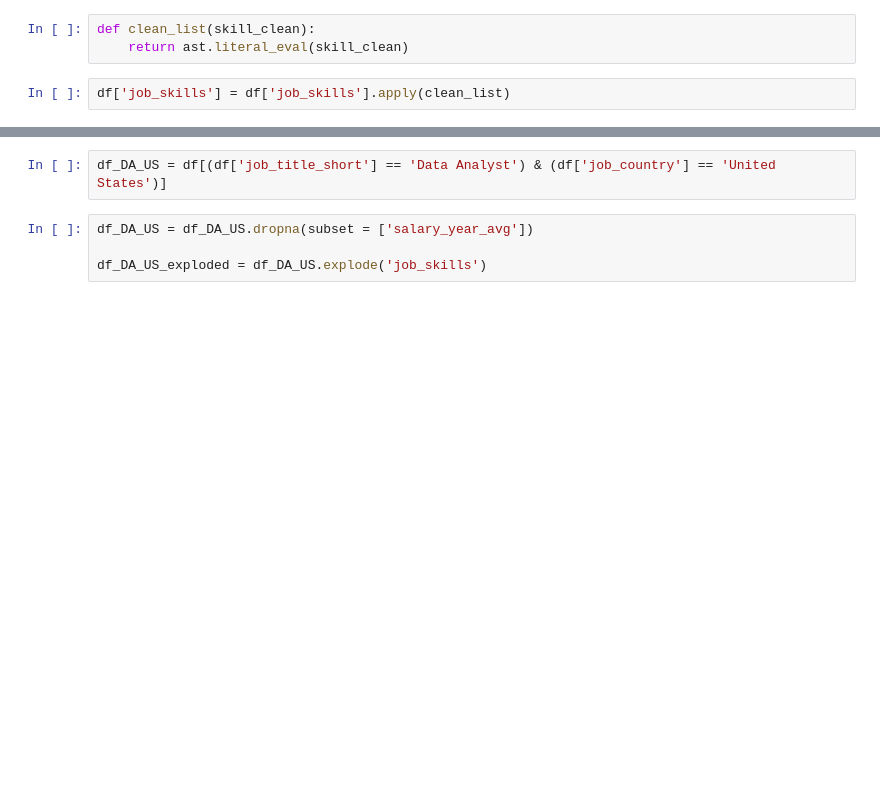
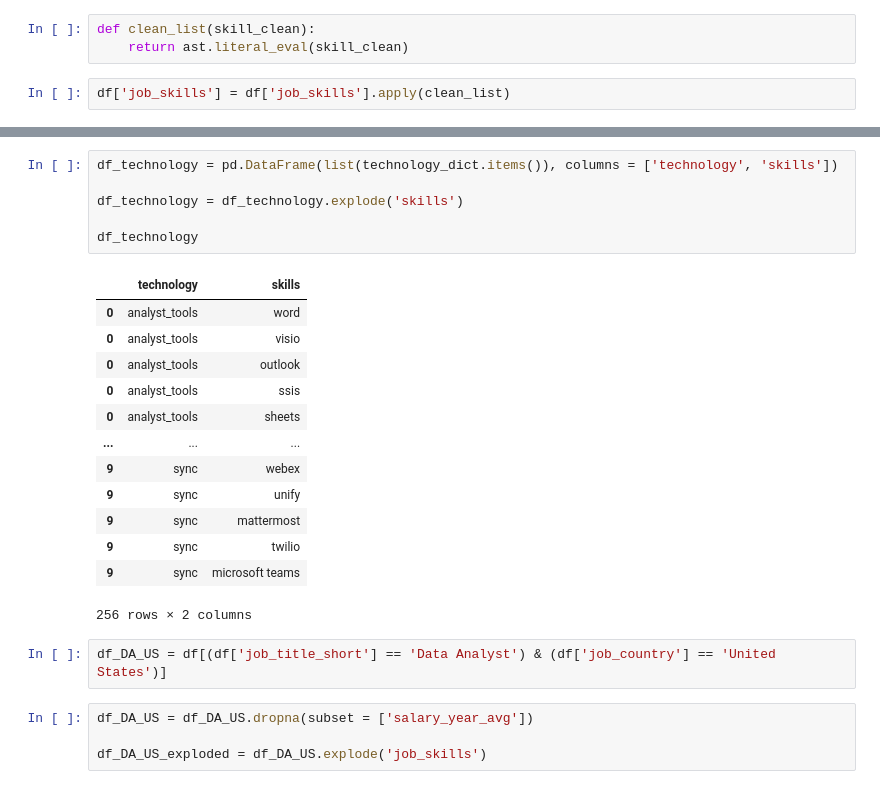
Before and after one commit to Majeed4L9/DATA-JOBS, a Jupyter notebook: PROJECT_1/5_Optimal_Skills.ipynb, the cells around one changed output, grey strips where cells are left out. Cells and saved outputs as stored; diff of their text form; blank space fills up the shorter version.

```diff
--- a/PROJECT_1/5_Optimal_Skills.ipynb
+++ b/PROJECT_1/5_Optimal_Skills.ipynb
@@ -36,3 +54,23 @@ df['job_skills'] = df['job_skills'].apply(clean_list)
+# %%
+df_technology = pd.DataFrame(list(technology_dict.items()), columns = ['technology', 'skills'])
+
+df_technology = df_technology.explode('skills')
+
+df_technology
+# %% [output]
+|  | technology | skills |
+| 0 | analyst_tools | word |
+| 0 | analyst_tools | visio |
+| 0 | analyst_tools | outlook |
+| 0 | analyst_tools | ssis |
+| 0 | analyst_tools | sheets |
+| ... | ... | ... |
+| 9 | sync | webex |
+| 9 | sync | unify |
+| 9 | sync | mattermost |
+| 9 | sync | twilio |
+| 9 | sync | microsoft teams |
+256 rows × 2 columns
 # %%
 df_DA_US = df[(df['job_title_short'] == 'Data Analyst') & (df['job_country'] == 'United States')]
 # %%
```
Also changed, not shown: parts of 3 cells of this notebook, 3 other files.
